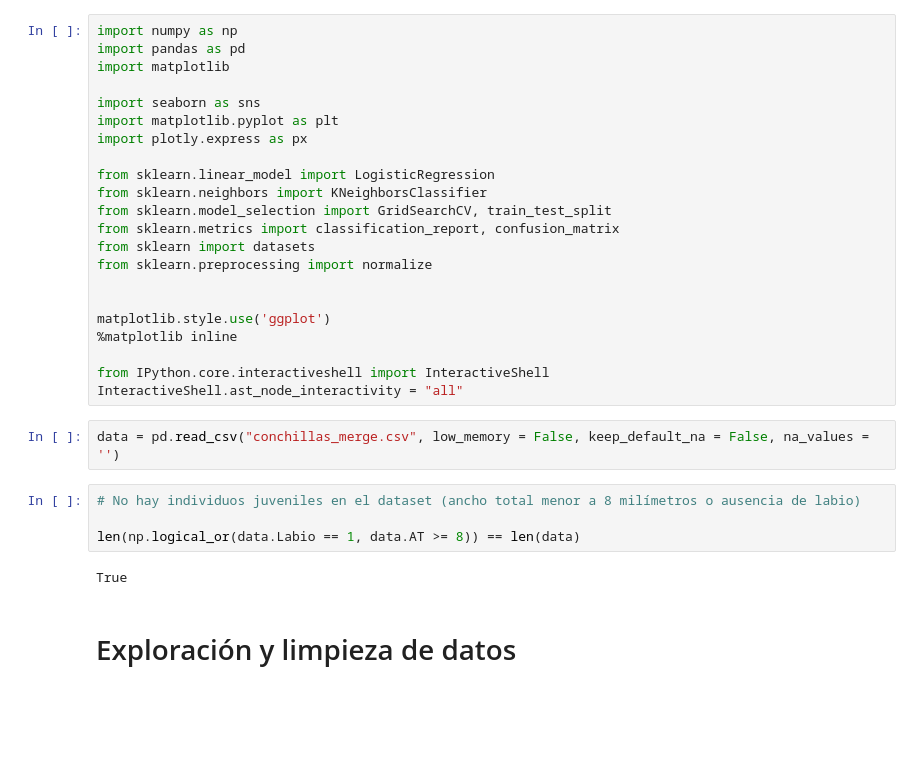
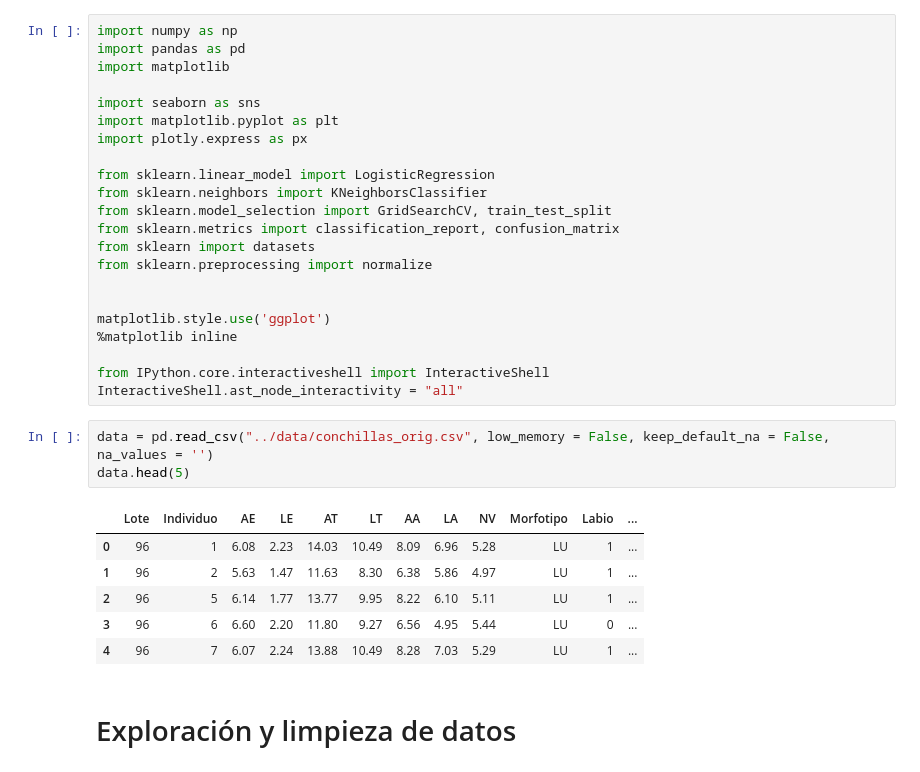
Before and after one commit to szl30n/ProyectosDHDS, a Jupyter notebook: TP4/notebooks/Borrador Mae 01SEP.ipynb, the cells around one changed output. Drawn from its saved outputs; the diff is of its cells as text; blank space fills up the shorter version.

```diff
--- a/TP4/notebooks/Borrador Mae 01SEP.ipynb
+++ b/TP4/notebooks/Borrador Mae 01SEP.ipynb
@@ -23,13 +23,15 @@ matplotlib.style.use('ggplot')
 from IPython.core.interactiveshell import InteractiveShell
 InteractiveShell.ast_node_interactivity = "all"
 # %%
-data = pd.read_csv("conchillas_merge.csv", low_memory = False, keep_default_na = False, na_values = '')
+data = pd.read_csv("../data/conchillas_orig.csv", low_memory = False, keep_default_na = False, na_values = '')
+data.head(5)
+# %% [output]
+|  | Lote | Individuo | AE | LE | AT | LT | AA | LA | NV | Morfotipo | Labio | ... |
+| 0 | 96 | 1 | 6.08 | 2.23 | 14.03 | 10.49 | 8.09 | 6.96 | 5.28 | LU | 1 | ... |
+| 1 | 96 | 2 | 5.63 | 1.47 | 11.63 | 8.30 | 6.38 | 5.86 | 4.97 | LU | 1 | ... |
+| 2 | 96 | 5 | 6.14 | 1.77 | 13.77 | 9.95 | 8.22 | 6.10 | 5.11 | LU | 1 | ... |
+| 3 | 96 | 6 | 6.60 | 2.20 | 11.80 | 9.27 | 6.56 | 4.95 | 5.44 | LU | 0 | ... |
+| 4 | 96 | 7 | 6.07 | 2.24 | 13.88 | 10.49 | 8.28 | 7.03 | 5.29 | LU | 1 | ... |
-# %%
-# No hay individuos juveniles en el dataset (ancho total menor a 8 milímetros o ausencia de labio)
-
-len(np.logical_or(data.Labio == 1, data.AT >= 8)) == len(data)
-# %% [output]
-True
 # %% [markdown]
 # Exploración y limpieza de datos
 # %%
```
Also changed, not shown: parts of 12 cells of this notebook, 1 other file.
